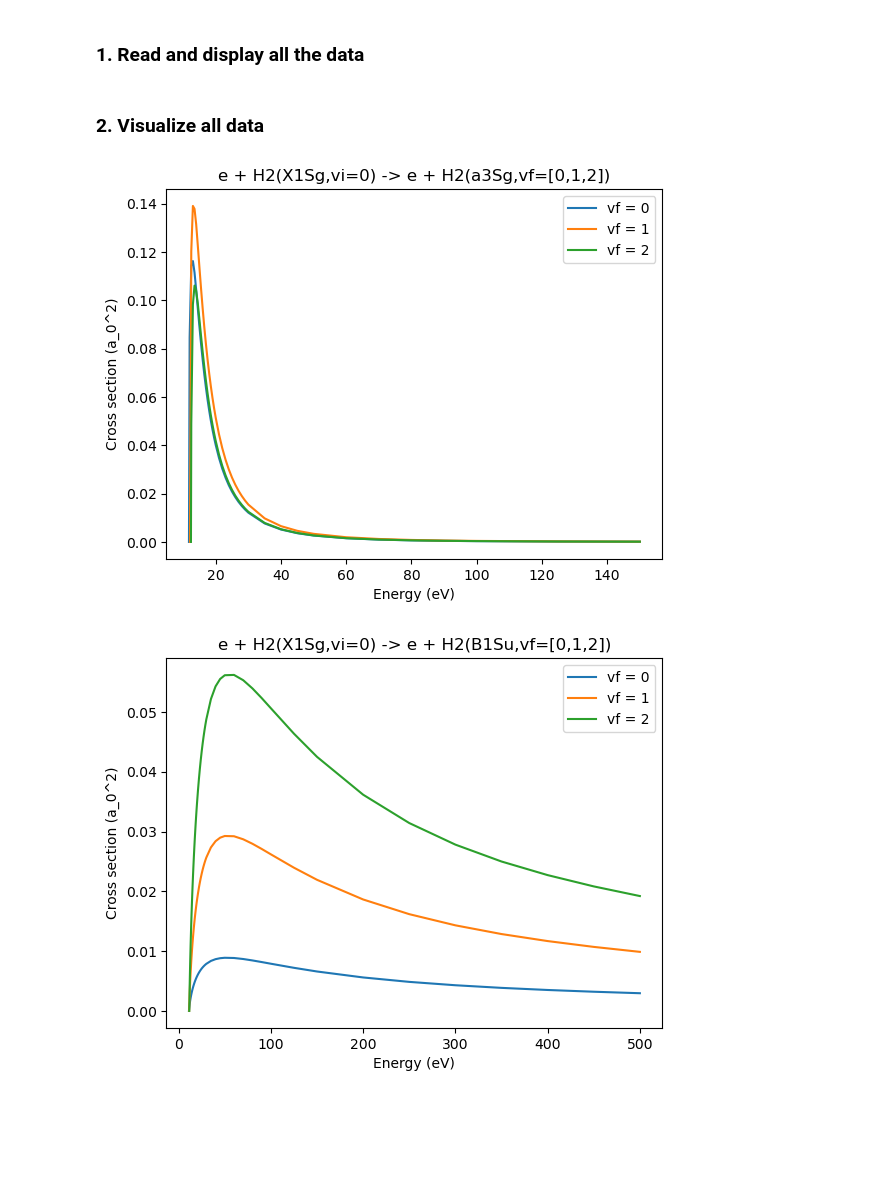
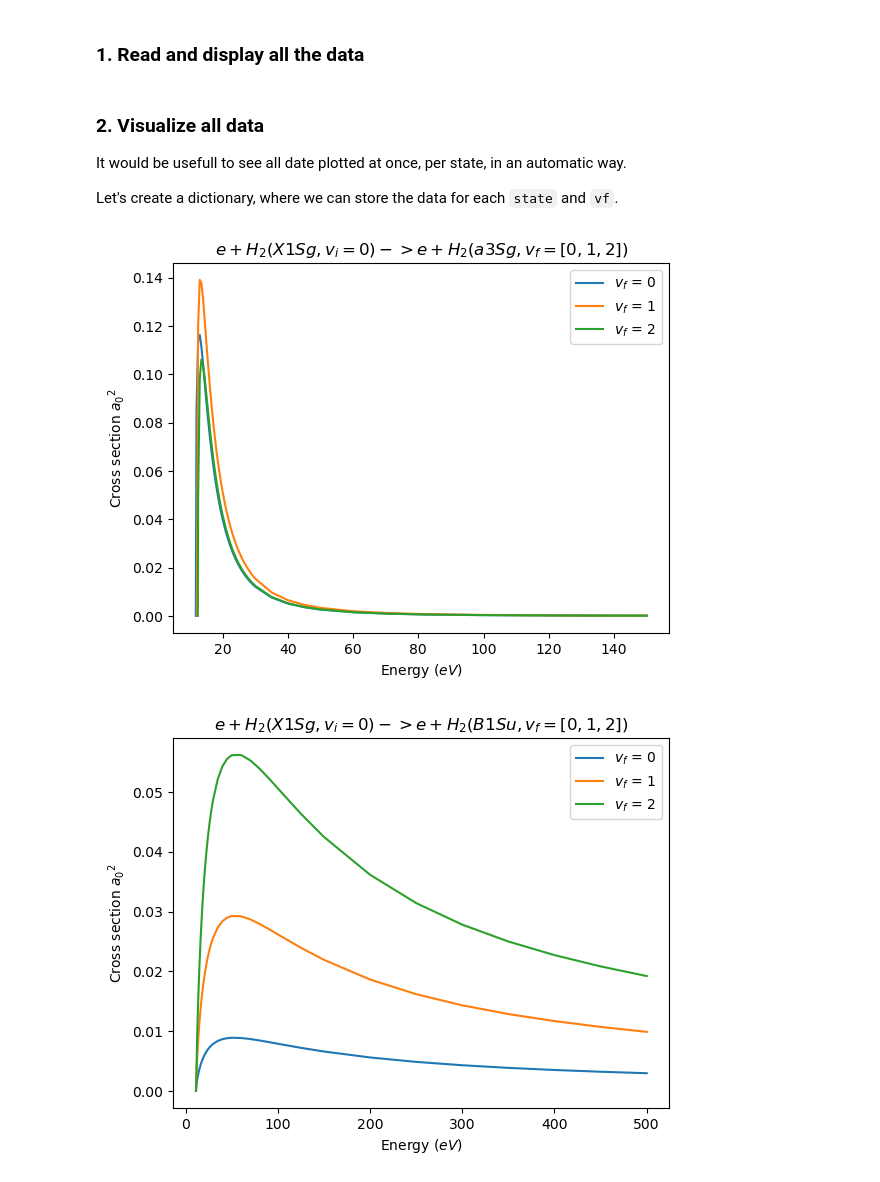
Before and after one commit to ludmilamarian/ICTP_Workshop_2021, a Jupyter notebook: cs_conda.ipynb, the cells around one changed output. Drawn from its saved outputs; the diff is of its cells as text; code cells hidden in the pictures; blank space fills up the shorter version.

```diff
--- a/cs_conda.ipynb
+++ b/cs_conda.ipynb
@@ -108,2 +87,6 @@ for state in ["a3Sg","B1Su"]:
 # %% [markdown]
 ### 2. Visualize all data
+
+It would be usefull to see all date plotted at once, per state, in an automatic way.
+
+Let's create a dictionary, where we can store the data for each `state` and `vf`.
@@ -110,13 +105,13 @@ for state in ["a3Sg","B1Su"]:
 # %%
 for state in DATA.keys():
     fig, ax = plt.subplots()
     for vf in DATA[state]:
-        ax.plot(DATA[state][vf]["Energy"], DATA[state][vf]["CS"], label="vf = {}".format(vf))
-    ax.set_title("e + H2(X1Sg,vi=0) -> e + H2({state},vf=[0,1,2])".format(state=state))
-    ax.set_xlabel("Energy (eV)")
-    ax.set_ylabel("Cross section (a_0^2)")
+        ax.plot(DATA[state][vf]["Energy"], DATA[state][vf]["CS"], label="$v_f$ = {}".format(vf))
+    ax.set_title("$e + H_2(X1Sg, v_i=0) -> e + H_2({state}, v_f=[0,1,2])$".format(state=state))
+    ax.set_xlabel("Energy ($eV$)")
+    ax.set_ylabel("Cross section ${a_0}^2$")
     ax.legend()
     plt.show()
 # %% [output]
-[figure, old version]
+[figure, new version]
-[figure, old version]
+[figure, new version]
```
Also changed, not shown: parts of 8 cells of this notebook.
